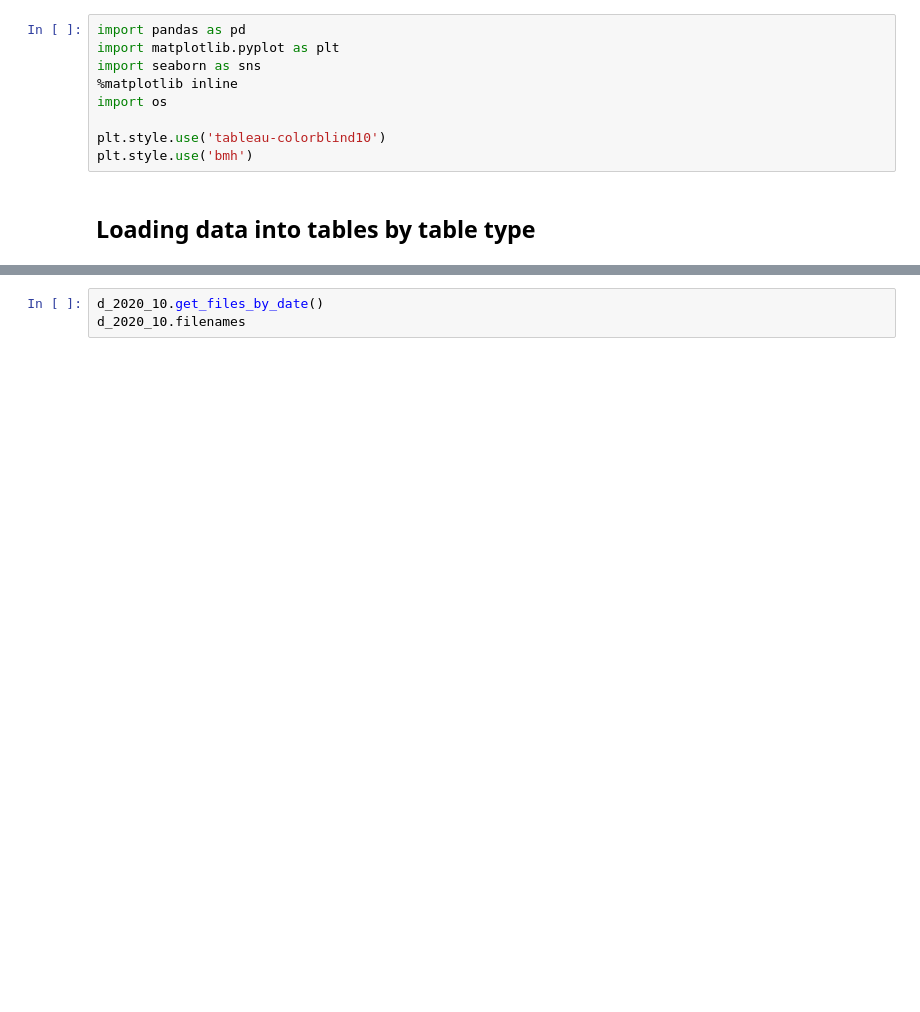
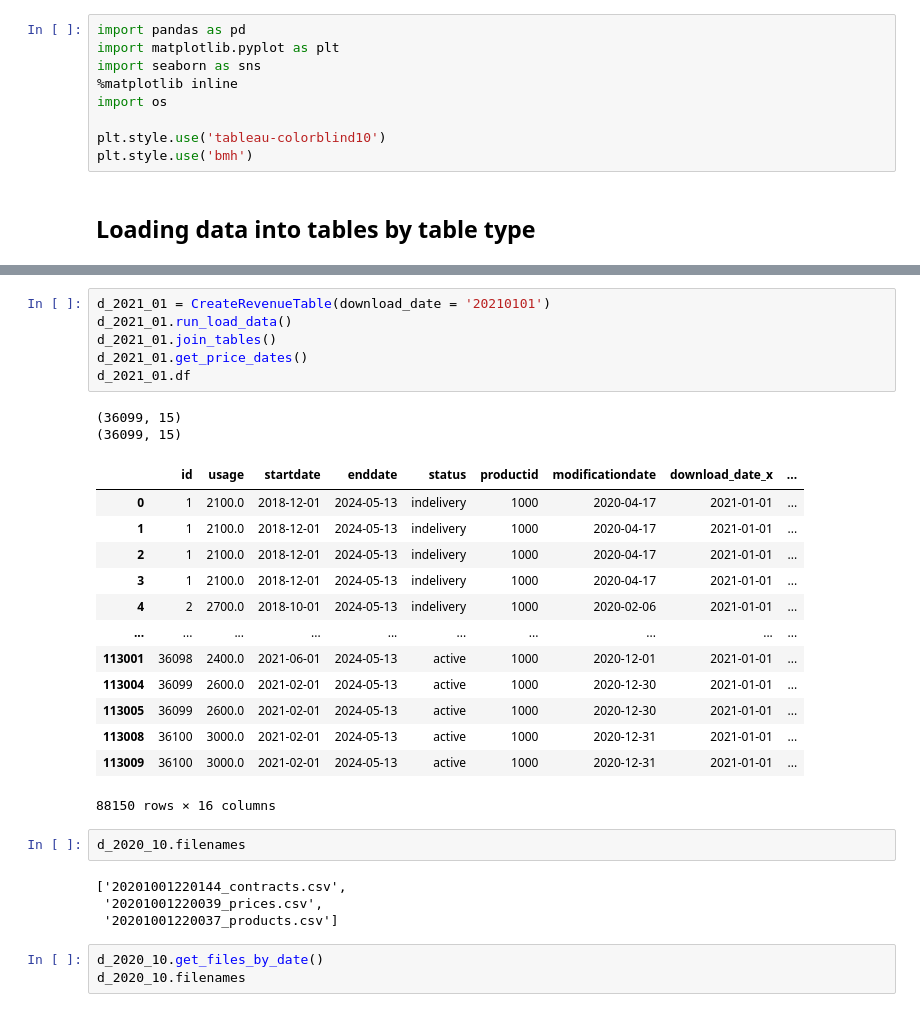
Before and after one commit to rpnorth/LichtBlick_Case_Study, a Jupyter notebook: 2_Create_new_table.ipynb, the cells around one changed output, grey strips where cells are left out. Saved outputs shown, nothing was run; the diff lists cells and outputs as text; blank space fills up the shorter version.

```diff
--- a/2_Create_new_table.ipynb
+++ b/2_Create_new_table.ipynb
@@ -89,3 +331,31 @@ d_2020_10.download_date
+# %%
+d_2021_01 = CreateRevenueTable(download_date = '20210101')
+d_2021_01.run_load_data()
+d_2021_01.join_tables()
+d_2021_01.get_price_dates()
+d_2021_01.df
+# %% [output]
+(36099, 15)
+(36099, 15)
+|  | id | usage | startdate | enddate | status | productid | modificationdate | download_date_x | ... |
+| 0 | 1 | 2100.0 | 2018-12-01 | 2024-05-13 | indelivery | 1000 | 2020-04-17 | 2021-01-01 | ... |
+| 1 | 1 | 2100.0 | 2018-12-01 | 2024-05-13 | indelivery | 1000 | 2020-04-17 | 2021-01-01 | ... |
+| 2 | 1 | 2100.0 | 2018-12-01 | 2024-05-13 | indelivery | 1000 | 2020-04-17 | 2021-01-01 | ... |
+| 3 | 1 | 2100.0 | 2018-12-01 | 2024-05-13 | indelivery | 1000 | 2020-04-17 | 2021-01-01 | ... |
+| 4 | 2 | 2700.0 | 2018-10-01 | 2024-05-13 | indelivery | 1000 | 2020-02-06 | 2021-01-01 | ... |
+| ... | ... | ... | ... | ... | ... | ... | ... | ... | ... |
+| 113001 | 36098 | 2400.0 | 2021-06-01 | 2024-05-13 | active | 1000 | 2020-12-01 | 2021-01-01 | ... |
+| 113004 | 36099 | 2600.0 | 2021-02-01 | 2024-05-13 | active | 1000 | 2020-12-30 | 2021-01-01 | ... |
+| 113005 | 36099 | 2600.0 | 2021-02-01 | 2024-05-13 | active | 1000 | 2020-12-30 | 2021-01-01 | ... |
+| 113008 | 36100 | 3000.0 | 2021-02-01 | 2024-05-13 | active | 1000 | 2020-12-31 | 2021-01-01 | ... |
+| 113009 | 36100 | 3000.0 | 2021-02-01 | 2024-05-13 | active | 1000 | 2020-12-31 | 2021-01-01 | ... |
+88150 rows × 16 columns
+# %%
+d_2020_10.filenames
+# %% [output]
+['20201001220144_contracts.csv',
+ '20201001220039_prices.csv',
+ '20201001220037_products.csv']
 # %%
 d_2020_10.get_files_by_date()
 d_2020_10.filenames
```
Also changed, not shown: parts of 9 cells of this notebook.
